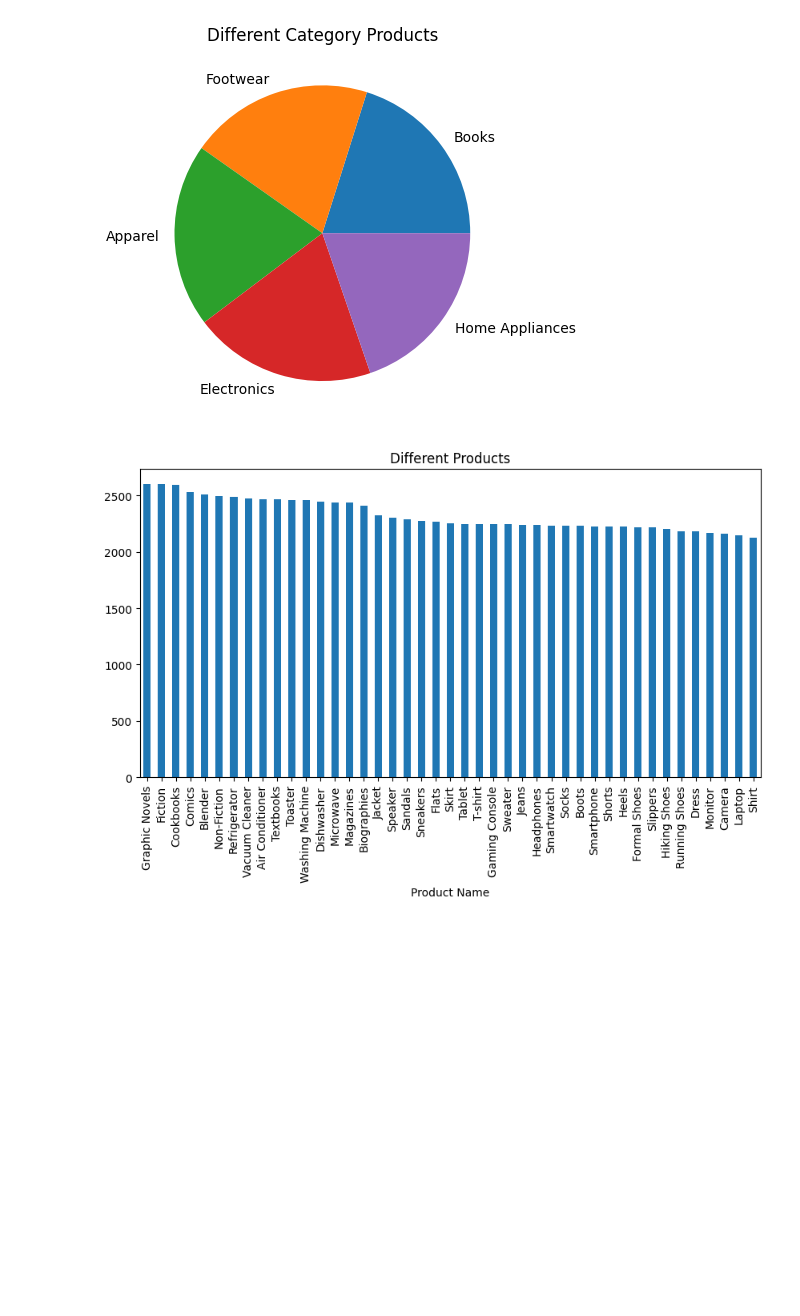
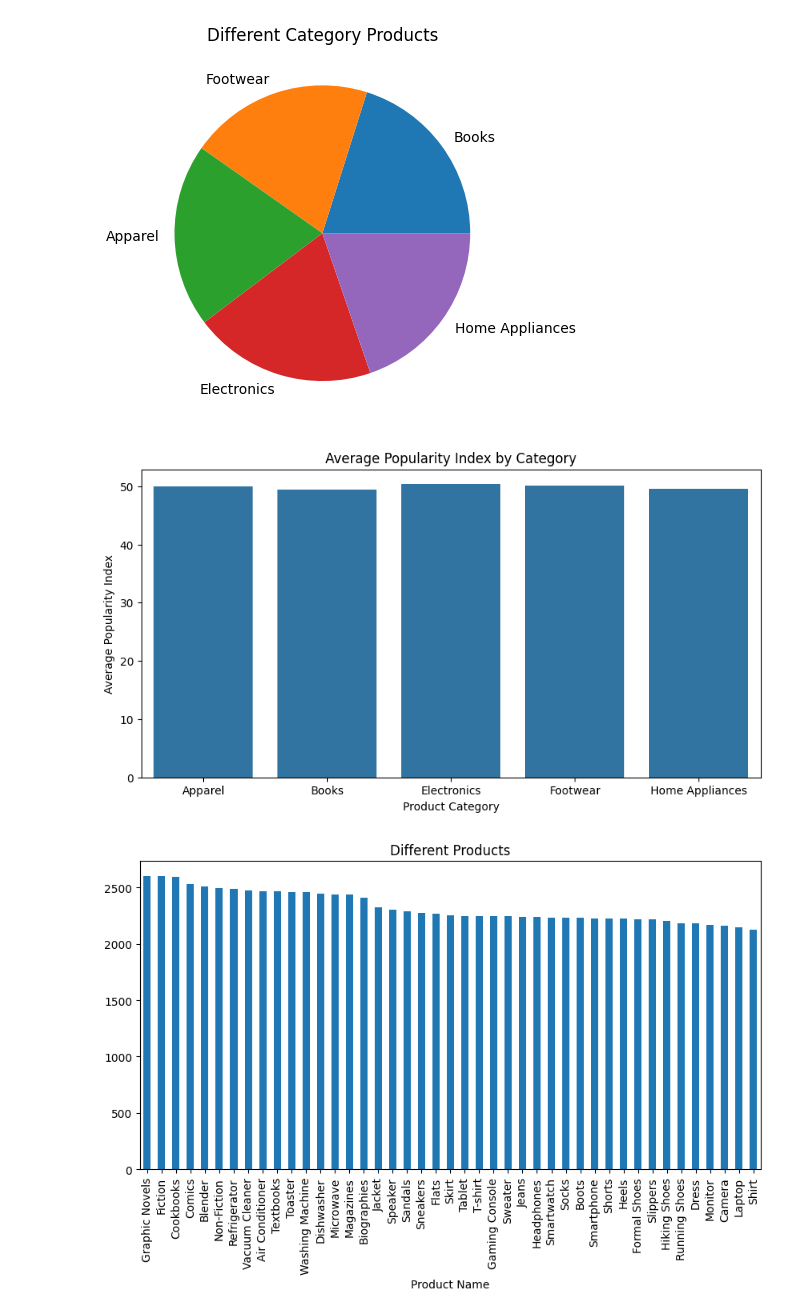
Before and after one commit to VINAY-KUMAR855/Introduction_Datascience_projects, a Jupyter notebook: E-Commerce Customer Data Analysis/E-commerce_analysis.ipynb, the cells around one changed output. Saved outputs shown, nothing was run; the diff lists cells and outputs as text; code cells hidden in the pictures; blank space fills up the shorter version.

```diff
--- a/E-Commerce Customer Data Analysis/E-commerce_analysis.ipynb
+++ b/E-Commerce Customer Data Analysis/E-commerce_analysis.ipynb
@@ -46,6 +47,20 @@ plt.title("Different Category Products")
 plt.show()
 # %% [output]
 [figure]
+# %%
+category_popularity = df.groupby("Category")["Popularity Index"].mean()
+
+plt.figure(figsize=(10, 5))
+sns.barplot(
+    x=category_popularity.index,
+    y=category_popularity.values
+)
+plt.title("Average Popularity Index by Category")
+plt.xlabel("Product Category")
+plt.ylabel("Average Popularity Index")
+plt.show()
+# %% [output]
+[figure, added]
 # %%
 plt.figure(figsize=(10,5))
 df["Product Name"].value_counts().plot(kind="bar")
```
Also changed, not shown: parts of 2 cells of this notebook.
